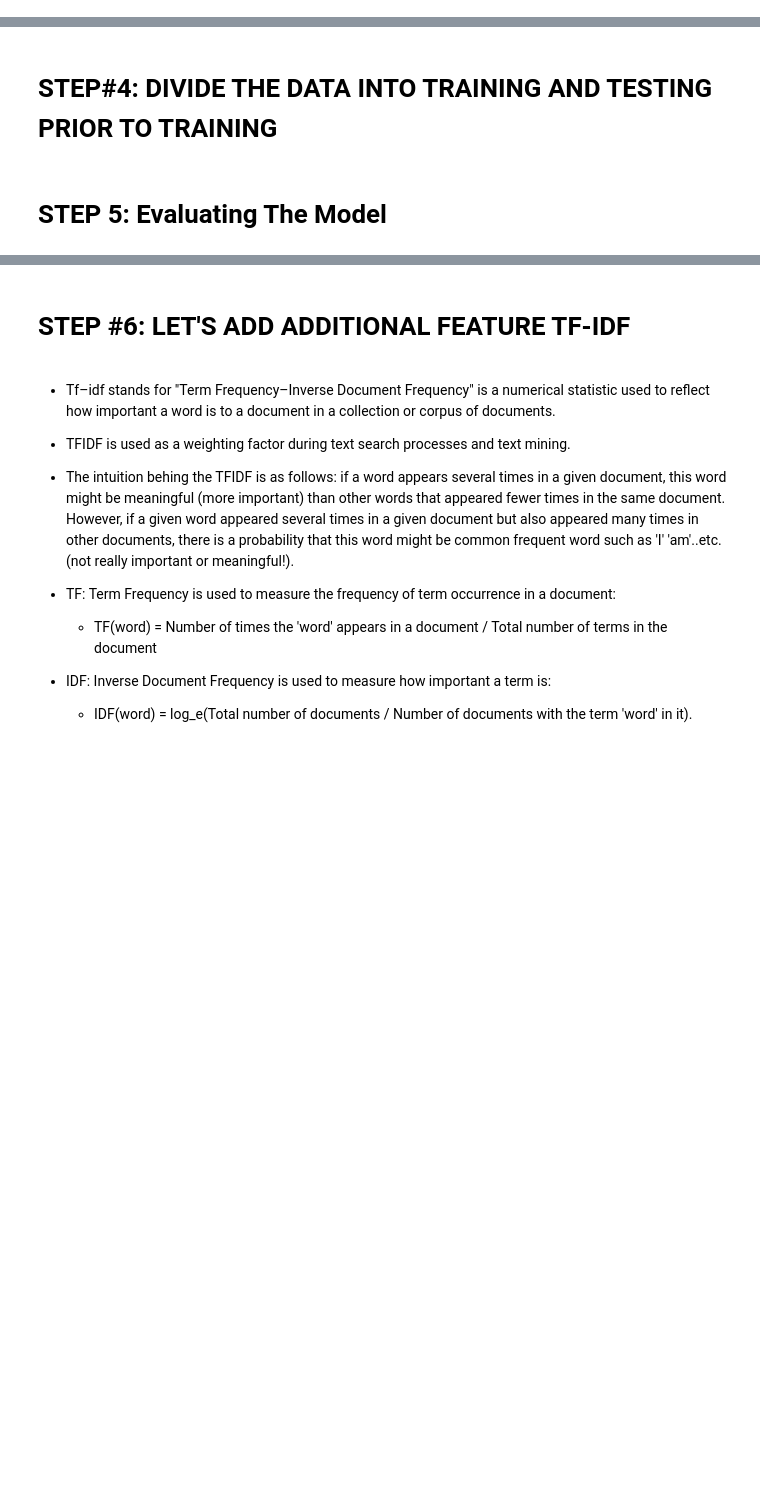
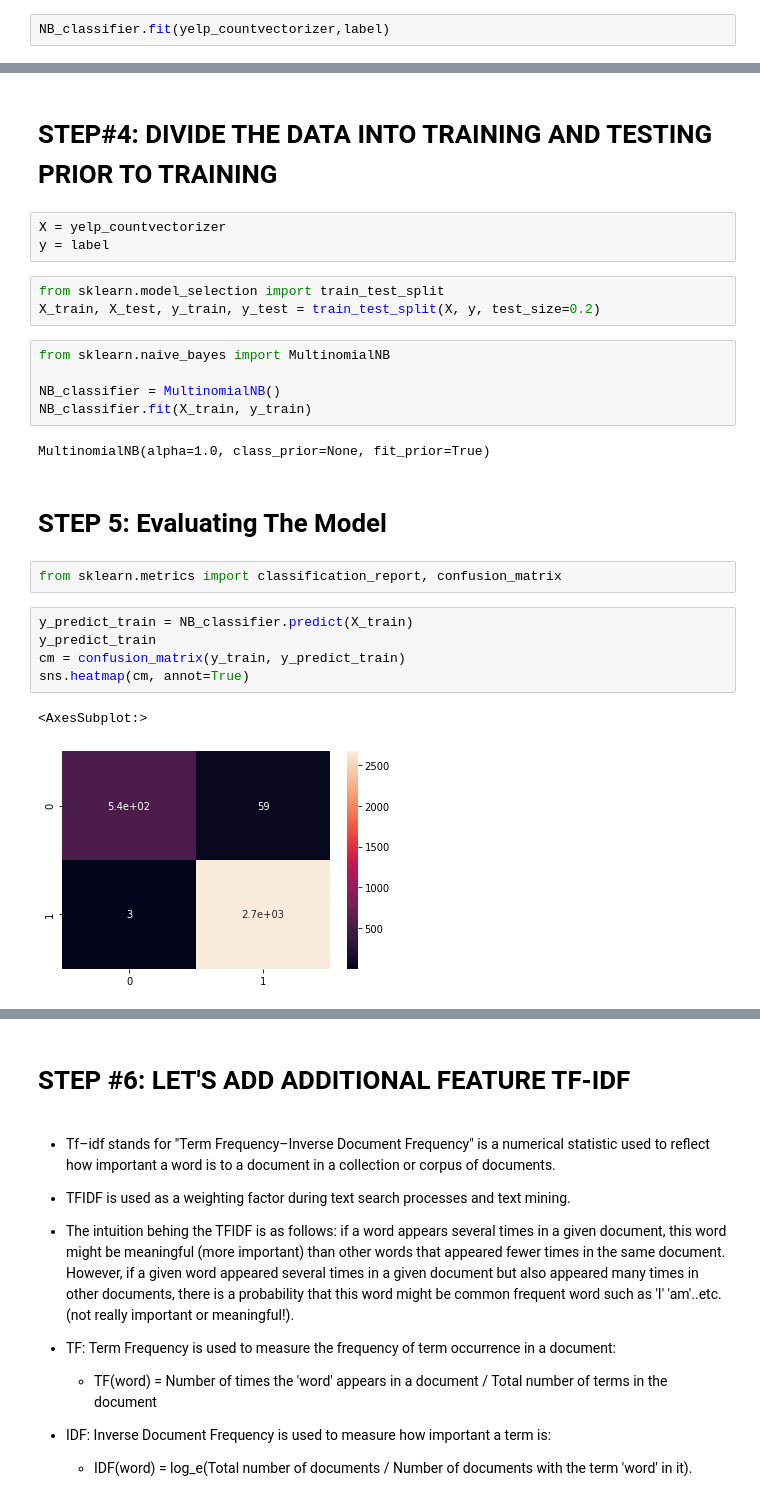
Before and after one commit to jainharsh21/Review-Classifier, a Jupyter notebook: review_classifier.ipynb, the cells around one changed output, grey strips where cells are left out. Saved outputs shown, nothing was run; the diff lists cells and outputs as text; blank space fills up the shorter version.

Commit message:
trained and evaluated the model

```diff
--- a/review_classifier.ipynb
+++ b/review_classifier.ipynb
@@ -400,0 +406,2 @@ yelp_countvectorizer.shape
+# %%
+NB_classifier.fit(yelp_countvectorizer,label)
@@ -401,4 +424,27 @@ yelp_countvectorizer.shape
 # %% [markdown]
 # STEP#4: DIVIDE THE DATA INTO TRAINING AND TESTING PRIOR TO TRAINING
+# %%
+X = yelp_countvectorizer
+y = label
+# %%
+from sklearn.model_selection import train_test_split
+X_train, X_test, y_train, y_test = train_test_split(X, y, test_size=0.2)
+# %%
+from sklearn.naive_bayes import MultinomialNB
+
+NB_classifier = MultinomialNB()
+NB_classifier.fit(X_train, y_train)
+# %% [output]
+MultinomialNB(alpha=1.0, class_prior=None, fit_prior=True)
 # %% [markdown]
 # STEP 5: Evaluating The Model
+# %%
+from sklearn.metrics import classification_report, confusion_matrix
+# %%
+y_predict_train = NB_classifier.predict(X_train)
+y_predict_train
+cm = confusion_matrix(y_train, y_predict_train)
+sns.heatmap(cm, annot=True)
+# %% [output]
+<AxesSubplot:>
+[figure, added]
```
Also changed, not shown: parts of 6 cells of this notebook.
